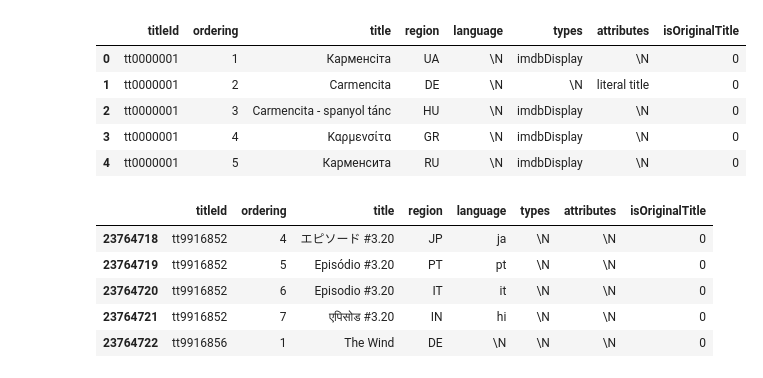
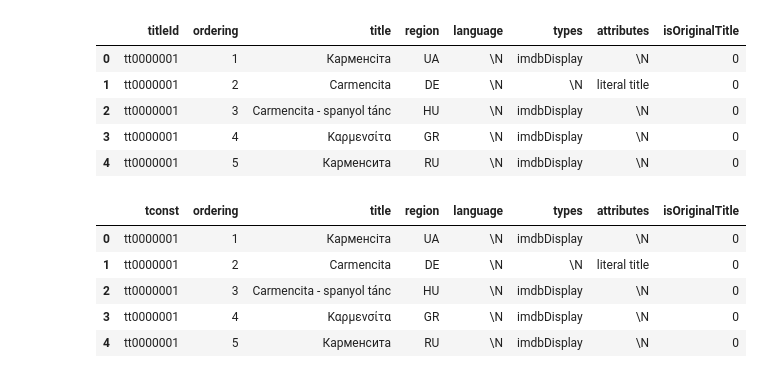
Before and after one commit to samuelhepner/horror_movies, a Jupyter notebook: merge_datasets.ipynb, the cells around one changed output. Saved outputs shown, nothing was run; the diff lists cells and outputs as text; code cells hidden in the pictures.

Commit message:
Merged imdb tsv files but they need cleaning

```diff
--- a/merge_datasets.ipynb
+++ b/merge_datasets.ipynb
@@ -113,12 +104,14 @@ title.head()
 | 2 | tt0000001 | 3 | Carmencita - spanyol tánc | HU | \N | imdbDisplay | \N | 0 |
 | 3 | tt0000001 | 4 | Καρμενσίτα | GR | \N | imdbDisplay | \N | 0 |
 | 4 | tt0000001 | 5 | Карменсита | RU | \N | imdbDisplay | \N | 0 |
-# %%
-title.tail()
-# %% [output]
-|  | titleId | ordering | title | region | language | types | attributes | isOriginalTitle |
-| 23764718 | tt9916852 | 4 | エピソード #3.20 | JP | ja | \N | \N | 0 |
-| 23764719 | tt9916852 | 5 | Episódio #3.20 | PT | pt | \N | \N | 0 |
-| 23764720 | tt9916852 | 6 | Episodio #3.20 | IT | it | \N | \N | 0 |
-| 23764721 | tt9916852 | 7 | एपिसोड #3.20 | IN | hi | \N | \N | 0 |
-| 23764722 | tt9916856 | 1 | The Wind | DE | \N | \N | \N | 0 |
+# %%
+renamed_akas = akas.rename(columns={"titleId": "tconst"})
+# %%
+renamed_akas.head()
+# %% [output]
+|  | tconst | ordering | title | region | language | types | attributes | isOriginalTitle |
+| 0 | tt0000001 | 1 | Карменсіта | UA | \N | imdbDisplay | \N | 0 |
+| 1 | tt0000001 | 2 | Carmencita | DE | \N | \N | literal title | 0 |
+| 2 | tt0000001 | 3 | Carmencita - spanyol tánc | HU | \N | imdbDisplay | \N | 0 |
+| 3 | tt0000001 | 4 | Καρμενσίτα | GR | \N | imdbDisplay | \N | 0 |
+| 4 | tt0000001 | 5 | Карменсита | RU | \N | imdbDisplay | \N | 0 |
```
Also changed, not shown: parts of 9 cells of this notebook, 2 other files.
